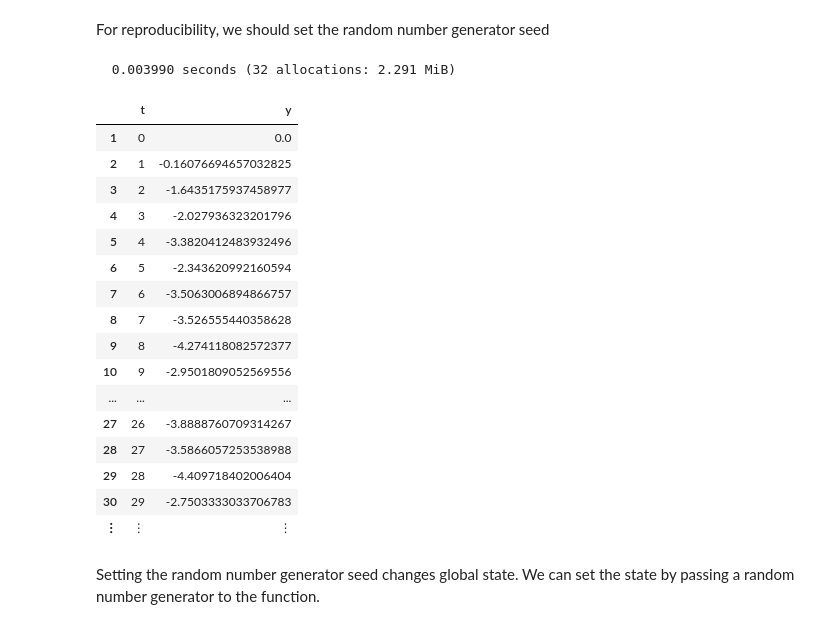
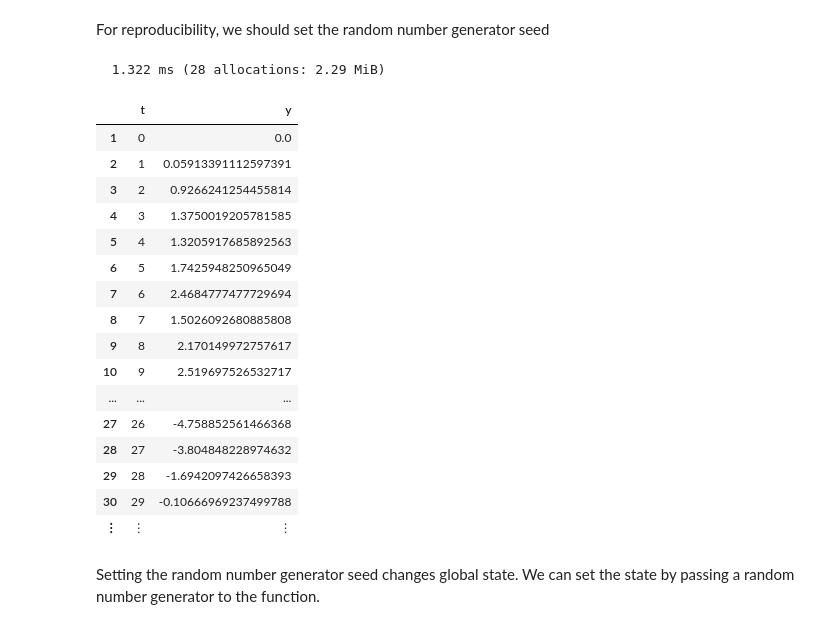
Before and after one commit to dmbates/PolMeth, a Jupyter notebook: Wiener.ipynb, the cells around one changed output. Drawn from its saved outputs; the diff is of its cells as text; code cells hidden in the pictures.

```diff
--- a/Wiener.ipynb
+++ b/Wiener.ipynb
@@ -71,25 +88,25 @@ wiener(10)
 For reproducibility, we should set the random number generator seed
 # %%
 srand(1234321)
-@time w = wiener(100000)
+@btime w = wiener(100_000) seconds=1
 # %% [output]
-  0.003990 seconds (32 allocations: 2.291 MiB)
+  1.322 ms (28 allocations: 2.29 MiB)
 |  | t | y |
 | 1 | 0 | 0.0 |
-| 2 | 1 | -0.16076694657032825 |
-| 3 | 2 | -1.6435175937458977 |
-| 4 | 3 | -2.027936323201796 |
-| 5 | 4 | -3.3820412483932496 |
-| 6 | 5 | -2.343620992160594 |
-| 7 | 6 | -3.5063006894866757 |
-| 8 | 7 | -3.526555440358628 |
-| 9 | 8 | -4.274118082572377 |
-| 10 | 9 | -2.9501809052569556 |
+| 2 | 1 | 0.05913391112597391 |
+| 3 | 2 | 0.9266241254455814 |
+| 4 | 3 | 1.3750019205781585 |
+| 5 | 4 | 1.3205917685892563 |
+| 6 | 5 | 1.7425948250965049 |
+| 7 | 6 | 2.4684777477729694 |
+| 8 | 7 | 1.5026092680885808 |
+| 9 | 8 | 2.170149972757617 |
+| 10 | 9 | 2.519697526532717 |
 | ... | ... | ... |
-| 27 | 26 | -3.8888760709314267 |
-| 28 | 27 | -3.5866057253538988 |
-| 29 | 28 | -4.409718402006404 |
-| 30 | 29 | -2.7503333033706783 |
+| 27 | 26 | -4.758852561466368 |
+| 28 | 27 | -3.804848228974632 |
+| 29 | 28 | -1.6942097426658393 |
+| 30 | 29 | -0.10666969237499788 |
 | ⋮ | ⋮ | ⋮ |
 # %% [markdown]
 Setting the random number generator seed changes global state.  We can set the state by passing a random number generator to the function.
```
Also changed, not shown: parts of 27 cells of this notebook, 2 other files.
